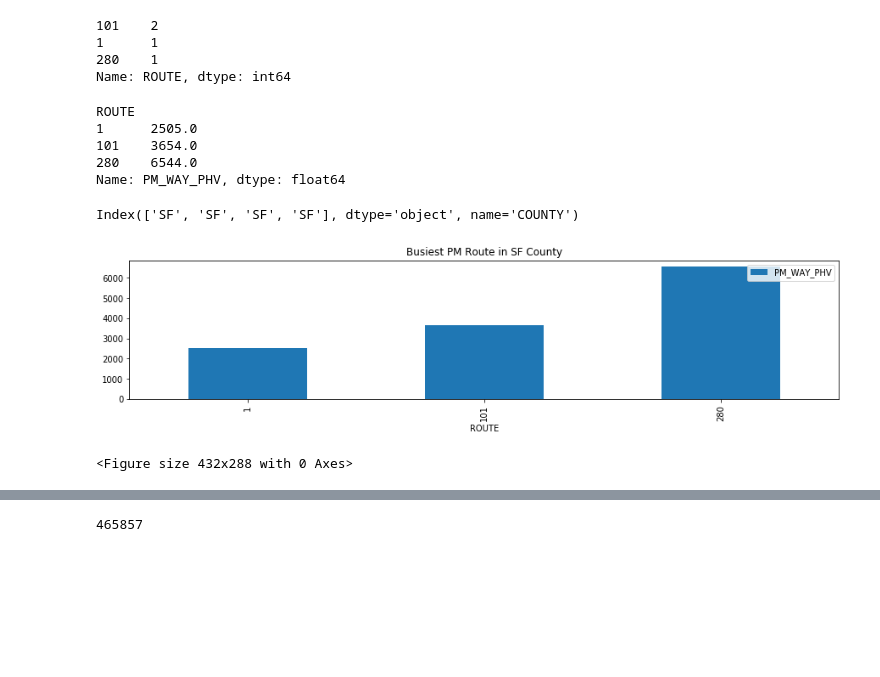
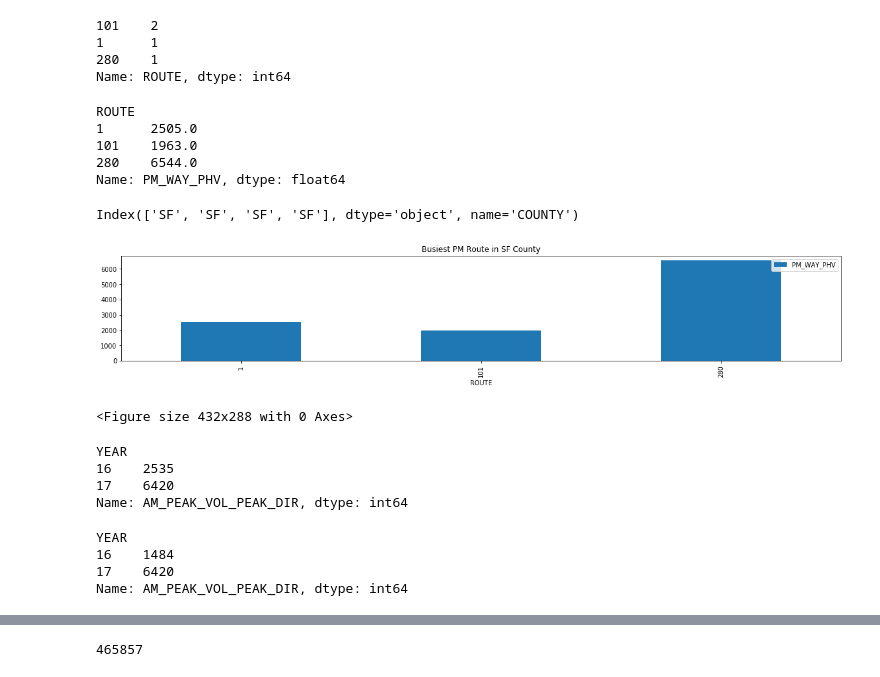
Before and after one commit to ujjwalthapa/California_traffic_analysis, a Jupyter notebook: california_analysis-TEAM.ipynb, the cells around one changed output, grey strips where cells are left out. Saved outputs shown, nothing was run; the diff lists cells and outputs as text; code cells hidden in the pictures; blank space fills up the shorter version.

```diff
--- a/california_analysis-TEAM.ipynb
+++ b/california_analysis-TEAM.ipynb
@@ -312,13 +318,12 @@ h
 Name: ROUTE, dtype: int64
 # %%
 # Calculate for Busiest SF PM Routes
-Sf_Peak_PM = Sf_df.groupby(["ROUTE"])["PM_WAY_PHV"].sum()
-
+Sf_Peak_PM = Sf_df.groupby(["ROUTE"])["PM_WAY_PHV"].max()
 Sf_Peak_PM.head()
 # %% [output]
 ROUTE
 1      2505.0
-101    3654.0
+101    1963.0
 280    6544.0
 Name: PM_WAY_PHV, dtype: float64
 # %%
@@ -327,17 +332,38 @@ SF_type.index
 # %% [output]
 Index(['SF', 'SF', 'SF', 'SF'], dtype='object', name='COUNTY')
 # %%
-Sf_Peak_PM.plot(kind="bar", figsize=(15,3))
+Sf_Peak_PM.plot(kind="bar", figsize=(20,3))
 plt.hlines
 # Set a title for the chart
 plt.title("Busiest PM Route in SF County")
 
 #Add the legend.
 legend = plt.legend(loc = "upper right")
 
 
 plt.show()
 plt.tight_layout()
 # %% [output]
-[figure, old version]
+[figure, new version]
 <Figure size 432x288 with 0 Axes>
+# %%
+# Calculate for which years had the max traffic in SF County
+Sf_Max_Year = Sf_df.groupby(["YEAR"])["AM_PEAK_VOL_PEAK_DIR"].max()
+
+Sf_Max_Year
+# %% [output]
+YEAR
+16    2535
+17    6420
+Name: AM_PEAK_VOL_PEAK_DIR, dtype: int64
+# %%
+# This Data shows the increase of traffic thru 2015 - 2017
+# Calculate for which years had the max traffic in SF County
+Sf_Min_Year = Sf_df.groupby(["YEAR"])["AM_PEAK_VOL_PEAK_DIR"].min()
+
+Sf_Min_Year
+# %% [output]
+YEAR
+16    1484
+17    6420
+Name: AM_PEAK_VOL_PEAK_DIR, dtype: int64
```
Also changed, not shown: parts of 19 cells of this notebook.
